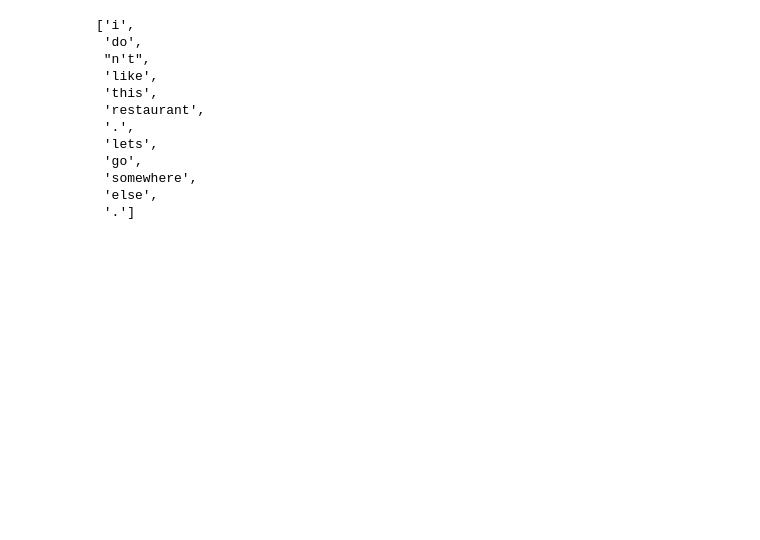
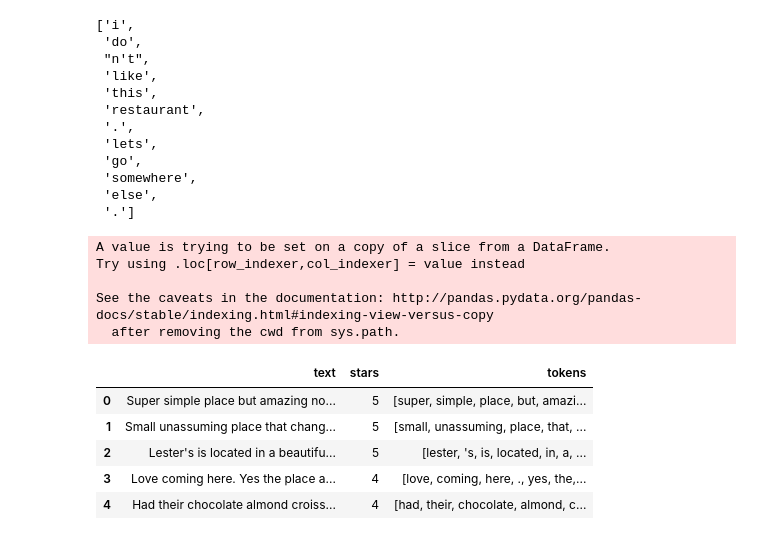
Before and after one commit to PacktPublishing/fastText-Quick-Start-Guide, a Jupyter notebook: chapter6/statistical machine learning models.ipynb, the cells around one changed output. Drawn from its saved outputs; the diff is of its cells as text; code cells hidden in the pictures; blank space fills up the shorter version.

```diff
--- a/chapter6/statistical machine learning models.ipynb
+++ b/chapter6/statistical machine learning models.ipynb
@@ -69,12 +69,24 @@ tokenize("I don't like this restaurant.\n lets go somewhere else.")
 # %%
 def postprocess(data, n=-1):
     if n != -1:
         data = data.head(n)
     data['tokens'] = data['text'].apply(tokenize)  ## progress_map is a variant of the map function plus a progress bar. Handy to monitor DataFrame creations.
     data = data[data.tokens != 'NC']
-    data.reset_index(inplace=True)
-    data.drop('index', inplace=True, axis=1)
+#     data.reset_index(inplace=True)
+#     data.drop('index', inplace=True, axis=1)
     return data
 
-data = postprocess(data)
+data = postprocess(data, 10000)
 data.head()
+# %% [output]
+A value is trying to be set on a copy of a slice from a DataFrame.
+Try using .loc[row_indexer,col_indexer] = value instead
+
+See the caveats in the documentation: http://pandas.pydata.org/pandas-docs/stable/indexing.html#indexing-view-versus-copy
+  after removing the cwd from sys.path.
+|  | text | stars | tokens |
+| 0 | Super simple place but amazing no... | 5 | [super, simple, place, but, amazi... |
+| 1 | Small unassuming place that chang... | 5 | [small, unassuming, place, that, ... |
+| 2 | Lester's is located in a beautifu... | 5 | [lester, 's, is, located, in, a, ... |
+| 3 | Love coming here. Yes the place a... | 4 | [love, coming, here, ., yes, the,... |
+| 4 | Had their chocolate almond croiss... | 4 | [had, their, chocolate, almond, c... |
```
Also changed, not shown: parts of 4 cells of this notebook.
